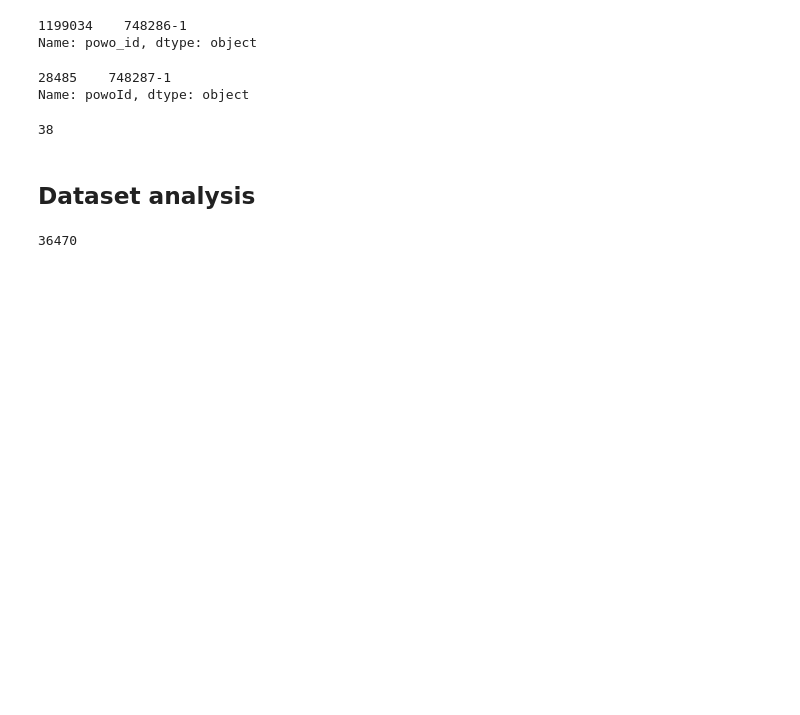
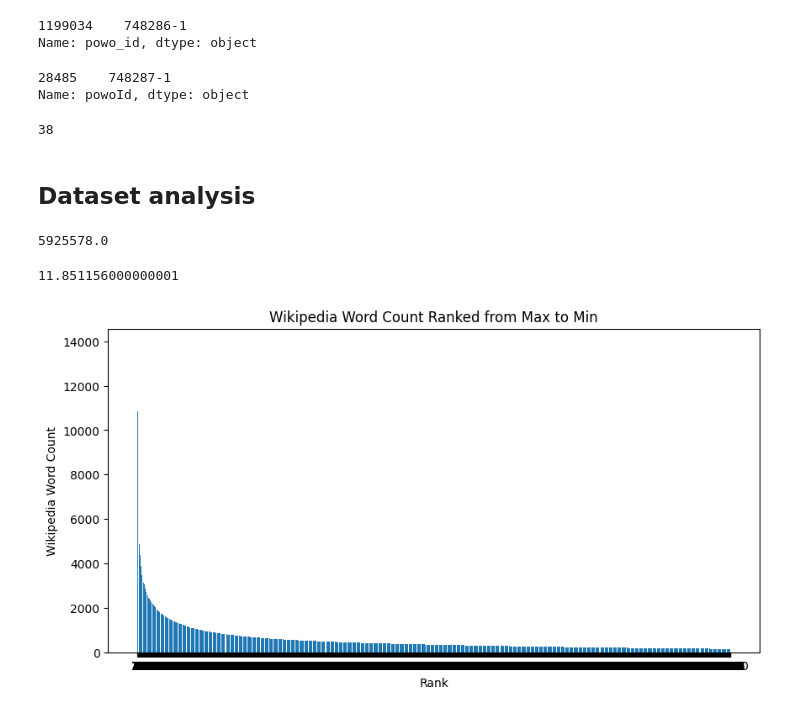
Before and after one commit to eleurent/nature-go, a Jupyter notebook: backend/generation/finalize_database.ipynb, the cells around one changed output. Cells and saved outputs as stored; diff of their text form; code cells hidden in the pictures; blank space fills up the shorter version.

```diff
--- a/backend/generation/finalize_database.ipynb
+++ b/backend/generation/finalize_database.ipynb
@@ -247,7 +247,37 @@ pd_species['gbifId'].isna().sum()
 38
 # %% [markdown]
 ## Dataset analysis
-# %%
-len(df_final_final)
-# %% [output]
-36470
+# %%
+import pandas as pd
+import numpy as np
+
+
+df = pd.read_csv('data/species.csv')
+
+df['WikipediaWordCount'].sum()
+# %% [output]
+5925578.0
+# %%
+# Whay's the cost if all that goes into the GPT-3 model?
+
+df['WikipediaWordCount'].sum() / 1000 * 0.002
+# %% [output]
+11.851156000000001
+# %%
+# plot ranked WikipediaWordCount
+import matplotlib.pyplot as plt
+import numpy as np
+
+df_sorted = df.sort_values(by='WikipediaWordCount', ascending=False)
+df_sorted.reset_index(drop=True, inplace=True)
+df_sorted = df_sorted[:10000]
+
+plt.figure(figsize=(10, 5))
+plt.bar(df_sorted.index, df_sorted['WikipediaWordCount'])
+plt.xlabel('Rank')
+plt.xticks(df_sorted.index, df_sorted.index + 1)  # Adding 1 to start the ranking from 1 instead of 0
+plt.ylabel('Wikipedia Word Count')
+plt.title('Wikipedia Word Count Ranked from Max to Min')
+plt.show()
+# %% [output]
+[figure, added]
```
Also changed, not shown: parts of 1 cell of this notebook, 2 other files.
